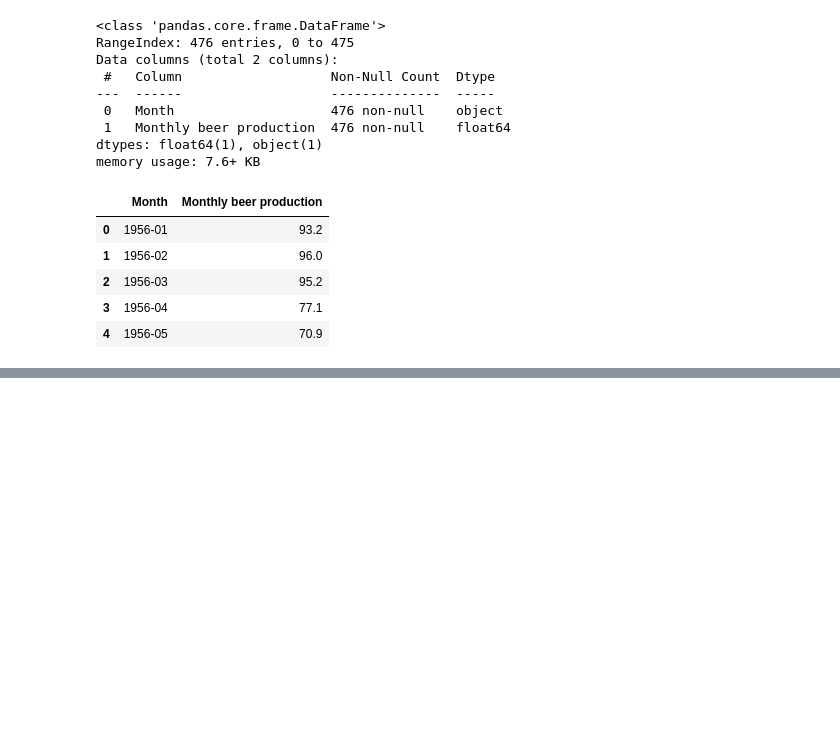
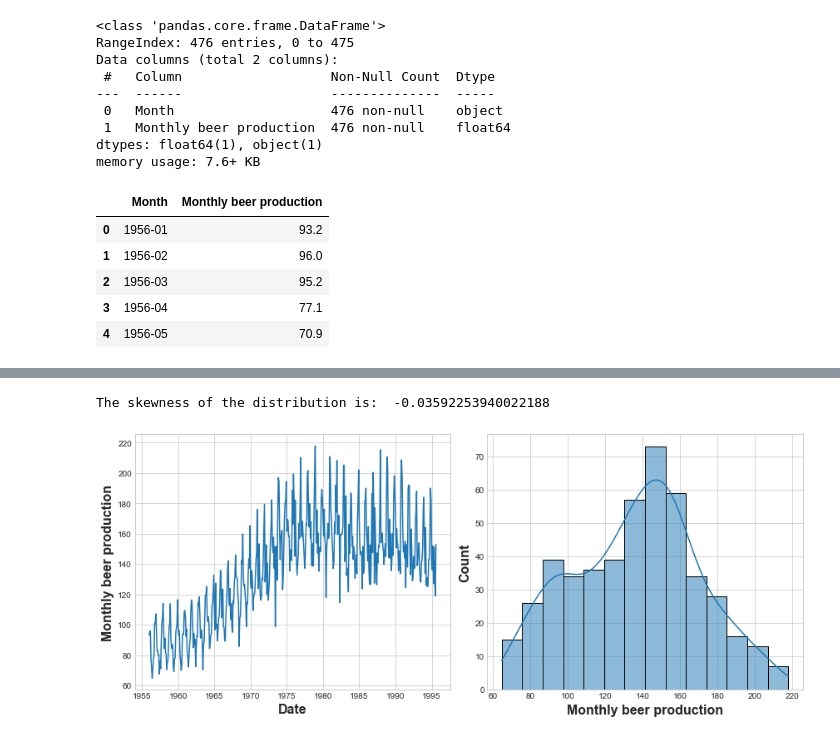
Before and after one commit to JudsonMorgan/Monthly-beer-production, a Jupyter notebook: monthly-beer-production.ipynb, the cells around one changed output, grey strips where cells are left out. Cells and saved outputs as stored; diff of their text form; code cells hidden in the pictures; blank space fills up the shorter version.

```diff
--- a/monthly-beer-production.ipynb
+++ b/monthly-beer-production.ipynb
@@ -90,0 +137,3 @@ df.head()
+# %%
+fig = px.box(data_frame = df, x = 'Monthly beer production')
+fig.show()
@@ -90,0 +146,12 @@ df.head()
+# %%
+def hist_plot(ts):
+    fig, (ax0, ax1) = plt.subplots(1, 2, figsize=(12,5))
+    sns.histplot()
+    sns.lineplot(data = ts, ax = ax0)
+    sns.histplot(data = ts, kde=True, ax = ax1)
+    print('The skewness of the distribution is: ', ts.skew())
+
+hist_plot(df['Monthly beer production'])
+# %% [output]
+The skewness of the distribution is:  -0.03592253940022188
+[figure, added]
```
Also changed, not shown: parts of 10 cells of this notebook.
